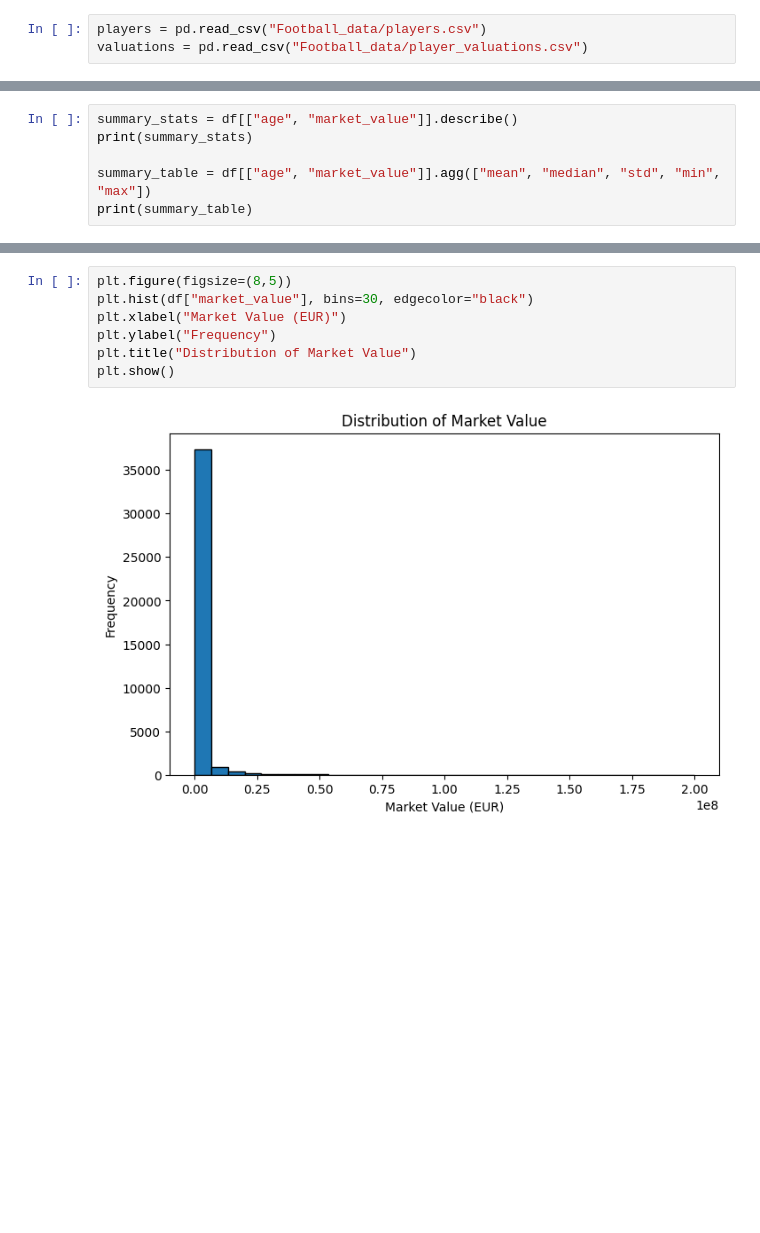
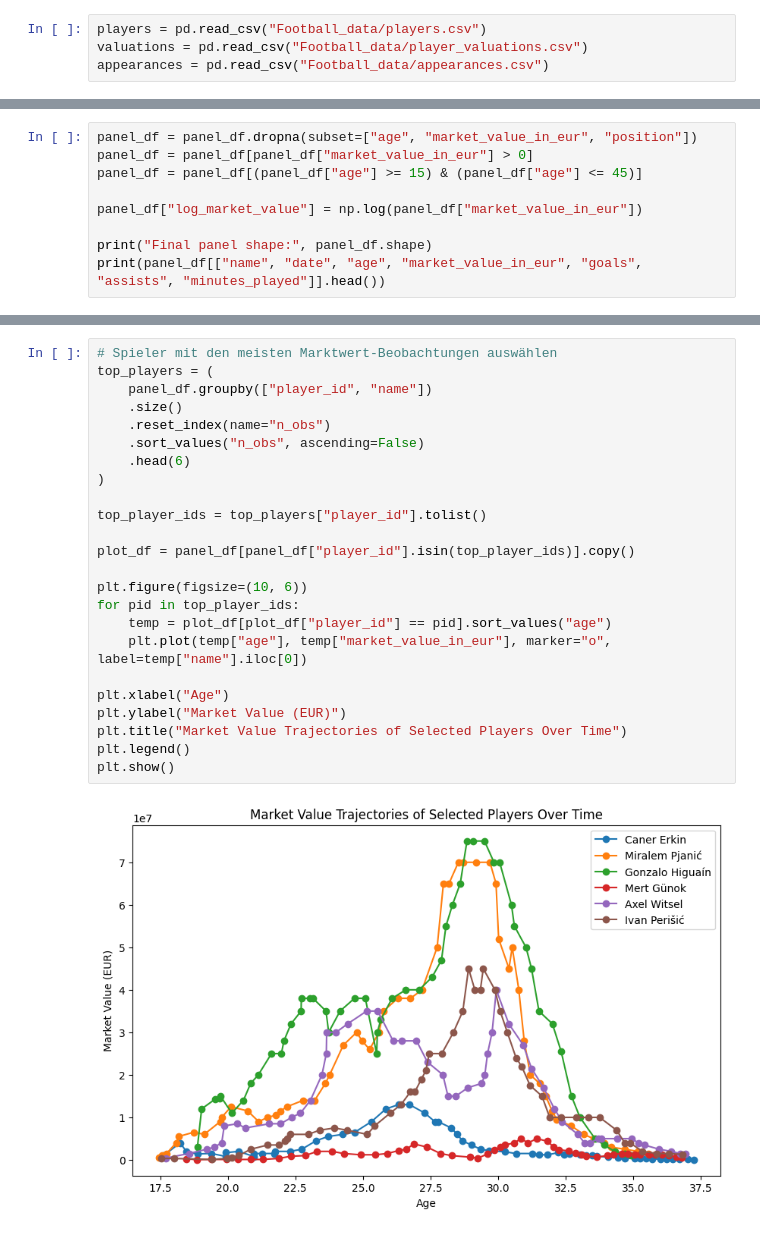
Before and after one commit to granitagushi/Empirical-Project, a Jupyter notebook: market_value_age_analysis.ipynb, the cells around one changed output, grey strips where cells are left out. Saved outputs shown, nothing was run; the diff lists cells and outputs as text; blank space fills up the shorter version.

Commit message:
Add notebook and exclude large appearances dataset

```diff
--- a/market_value_age_analysis.ipynb
+++ b/market_value_age_analysis.ipynb
@@ -23,6 +35,7 @@ The datasets used in this analysis are loaded. The `players` dataset contains pl
 # %%
 players = pd.read_csv("Football_data/players.csv")
 valuations = pd.read_csv("Football_data/player_valuations.csv")
+appearances = pd.read_csv("Football_data/appearances.csv")
 # %% [markdown]
 ## Data Overview
 
@@ -200,7 +177,10 @@ Summary statistics such as mean, median, and standard deviation are computed to
 # %%
-summary_stats = df[["age", "market_value"]].describe()
-print(summary_stats)
+panel_df = panel_df.dropna(subset=["age", "market_value_in_eur", "position"])
+panel_df = panel_df[panel_df["market_value_in_eur"] > 0]
+panel_df = panel_df[(panel_df["age"] >= 15) & (panel_df["age"] <= 45)]
 
-summary_table = df[["age", "market_value"]].agg(["mean", "median", "std", "min", "max"])
-print(summary_table)
+panel_df["log_market_value"] = np.log(panel_df["market_value_in_eur"])
+
+print("Final panel shape:", panel_df.shape)
+print(panel_df[["name", "date", "age", "market_value_in_eur", "goals", "assists", "minutes_played"]].head())
 # %% [output]
@@ -235,9 +240,26 @@ plt.show()
 # %%
-plt.figure(figsize=(8,5))
-plt.hist(df["market_value"], bins=30, edgecolor="black")
-plt.xlabel("Market Value (EUR)")
-plt.ylabel("Frequency")
-plt.title("Distribution of Market Value")
+# Spieler mit den meisten Marktwert-Beobachtungen auswählen
+top_players = (
+    panel_df.groupby(["player_id", "name"])
+    .size()
+    .reset_index(name="n_obs")
+    .sort_values("n_obs", ascending=False)
+    .head(6)
+)
+
+top_player_ids = top_players["player_id"].tolist()
+
+plot_df = panel_df[panel_df["player_id"].isin(top_player_ids)].copy()
+
+plt.figure(figsize=(10, 6))
+for pid in top_player_ids:
+    temp = plot_df[plot_df["player_id"] == pid].sort_values("age")
+    plt.plot(temp["age"], temp["market_value_in_eur"], marker="o", label=temp["name"].iloc[0])
+
+plt.xlabel("Age")
+plt.ylabel("Market Value (EUR)")
+plt.title("Market Value Trajectories of Selected Players Over Time")
+plt.legend()
 plt.show()
 # %% [output]
-[figure, old version]
+[figure, new version]
```
Also changed, not shown: parts of 46 cells of this notebook, 1 other file.
